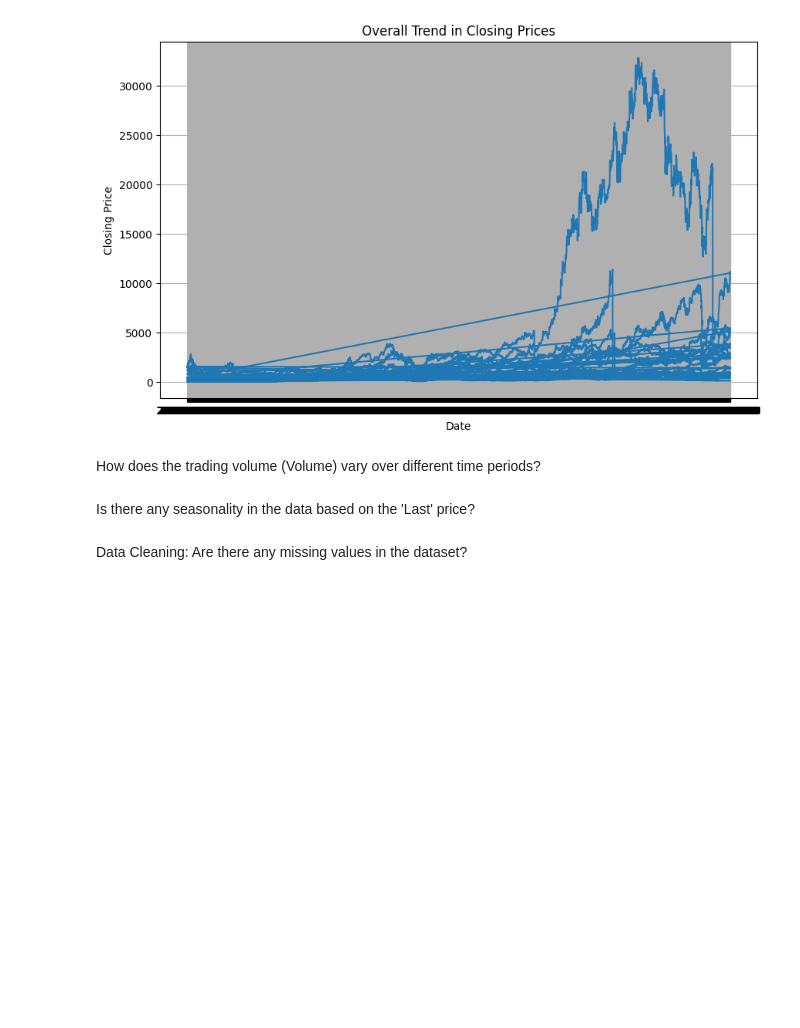
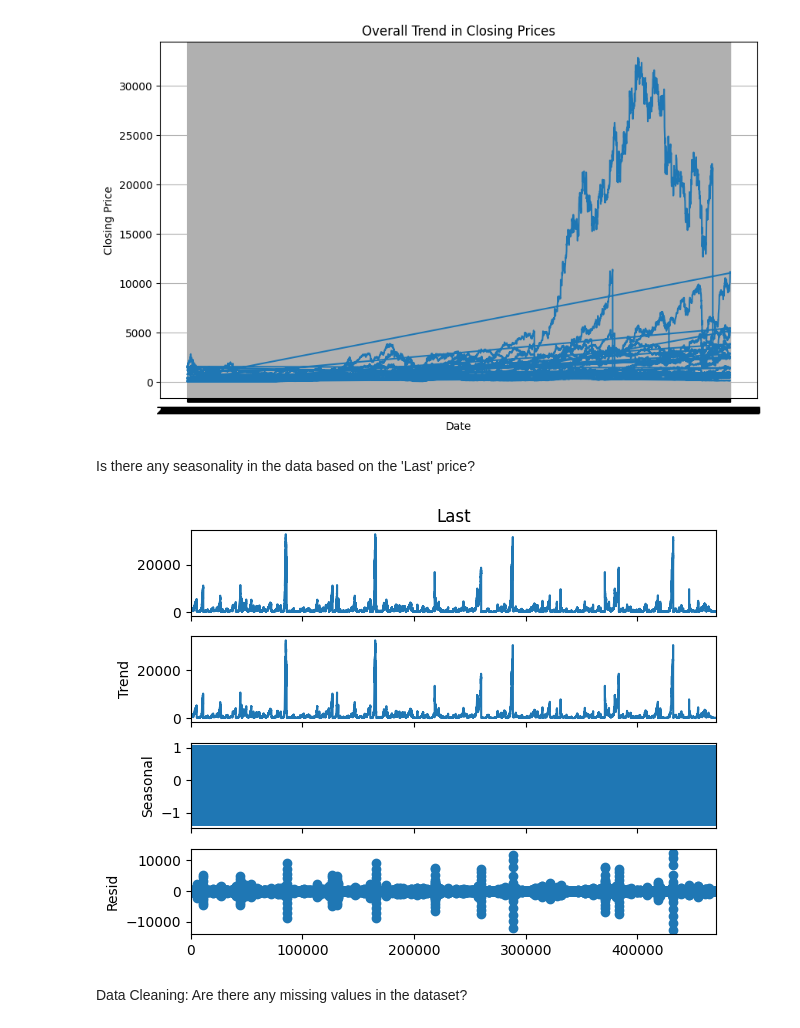
Before and after one commit to AkshayaKakde/Stock-Market-Data-Analysis-and-Reporting, a Jupyter notebook: stock_data_analysis.ipynb, the cells around one changed output. Saved outputs shown, nothing was run; the diff lists cells and outputs as text; code cells hidden in the pictures; blank space fills up the shorter version.

```diff
--- a/stock_data_analysis.ipynb
+++ b/stock_data_analysis.ipynb
@@ -130,10 +130,22 @@ plt.grid(True)
 plt.show()
 # %% [output]
 [figure]
-# %% [markdown]
-How does the trading volume (Volume) vary over different time periods?
 # %% [markdown]
 Is there any seasonality in the data based on the 'Last' price?
+# %%
+import pandas as pd
+import matplotlib.pyplot as plt
+from statsmodels.tsa.seasonal import seasonal_decompose
+
+# Assuming df is your DataFrame containing the 'Last' price
+# Drop missing values from the 'Last' column
+df.dropna(subset=['Last'], inplace=True)
+
+last_price_decomposition = seasonal_decompose(df['Last'], model='additive', period=12)
+last_price_decomposition.plot()
+plt.show()
+# %% [output]
+[figure, added]
 # %% [markdown]
 Data Cleaning:
 Are there any missing values in the dataset?
```
Also changed, not shown: parts of 47 cells of this notebook.
